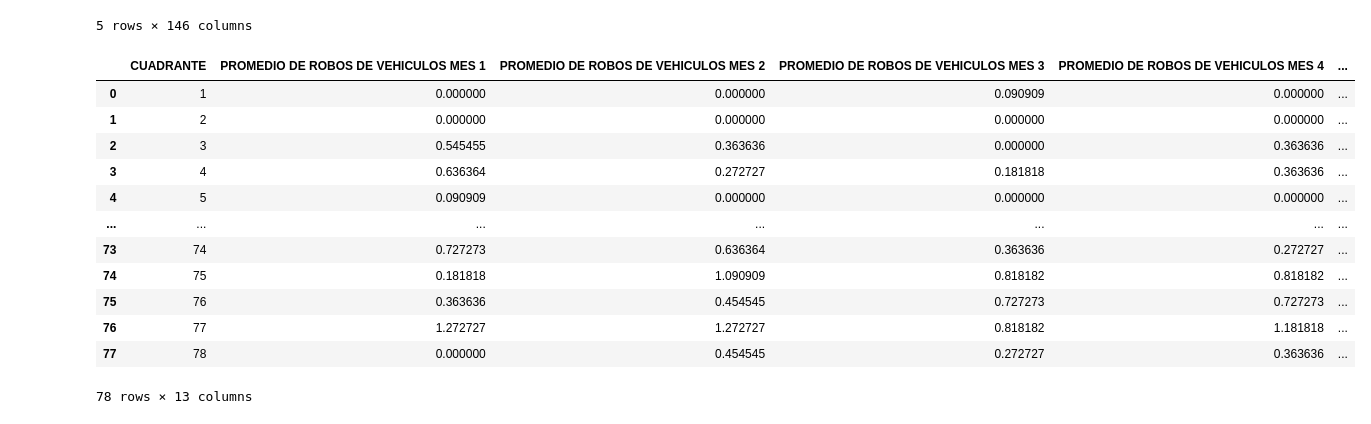
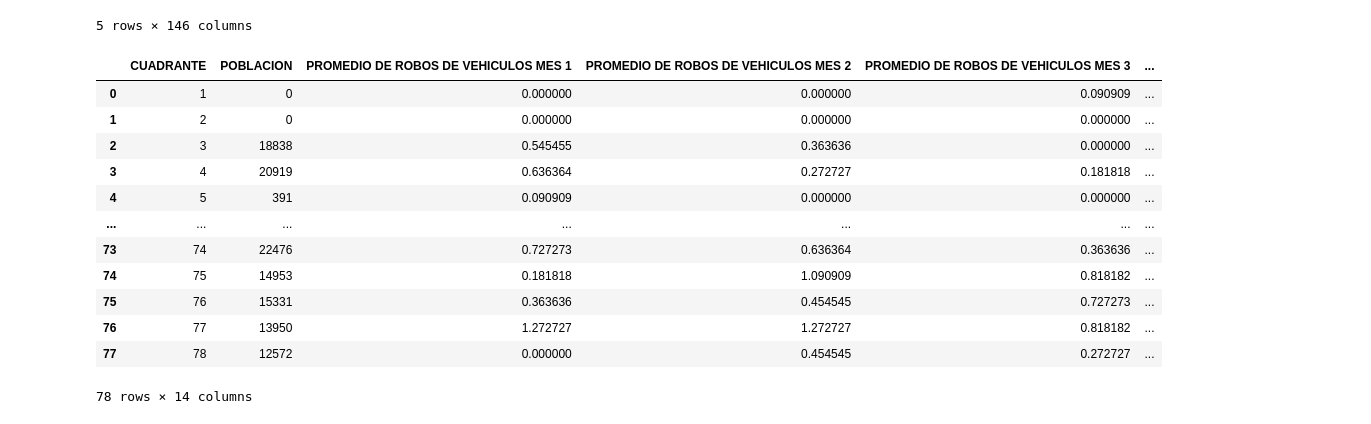
Before and after one commit to gabigabzela/A01567178-EDA, a Jupyter notebook: prueba.ipynb, the cells around one changed output. Cells and saved outputs as stored; diff of their text form; code cells hidden in the pictures.

```diff
--- a/prueba.ipynb
+++ b/prueba.ipynb
@@ -484,20 +494,20 @@ cuadrantes_df_vehiculos.head()
 5 rows × 146 columns
 # %%
 # eliminar todas las columnas menos las que dicen PROMEDIO DE ROBOS A VEHICULOS MES 1, PROMEDIO DE ROBOS A VEHICULOS MES 2, PROMEDIO DE ROBOS DE VEHICULOS MES 3, PROMEDIO DE ROBOS DE VEHICULOS MES 4, PROMEDIO DE ROBOS DE VEHICULOS MES 5, PROMEDIO DE ROBOS DE VEHICULOS MES 6, PROMEDIO DE ROBOS DE VEHICULOS MES 7, PROMEDIO DE ROBOS DE VEHICULOS MES 8, PROMEDIO DE ROBOS DE VEHICULOS MES 9, PROMEDIO DE ROBOS DE VEHICULOS MES 10, PROMEDIO DE ROBOS DE VEHICULOS MES 11, PROMEDIO DE ROBOS DE VEHICULOS MES 12
-cols_to_keep2 = ['CUADRANTE'] + [col for col in cuadrantes_df_vehiculos.columns if 'PROMEDIO DE ROBOS DE VEHICULOS' in col]
+cols_to_keep2 = ['CUADRANTE'] + ['POBLACION'] + [col for col in cuadrantes_df_vehiculos.columns if 'PROMEDIO DE ROBOS DE VEHICULOS' in col]
 cuadrantes_df_vehiculos = cuadrantes_df_vehiculos[cols_to_keep2]
 cuadrantes_df_vehiculos
 # %% [output]
-|  | CUADRANTE | PROMEDIO DE ROBOS DE VEHICULOS MES 1 | PROMEDIO DE ROBOS DE VEHICULOS MES 2 | PROMEDIO DE ROBOS DE VEHICULOS MES 3 | PROMEDIO DE ROBOS DE VEHICULOS MES 4 | ... |
-| 0 | 1 | 0.000000 | 0.000000 | 0.090909 | 0.000000 | ... |
-| 1 | 2 | 0.000000 | 0.000000 | 0.000000 | 0.000000 | ... |
-| 2 | 3 | 0.545455 | 0.363636 | 0.000000 | 0.363636 | ... |
-| 3 | 4 | 0.636364 | 0.272727 | 0.181818 | 0.363636 | ... |
-| 4 | 5 | 0.090909 | 0.000000 | 0.000000 | 0.000000 | ... |
+|  | CUADRANTE | POBLACION | PROMEDIO DE ROBOS DE VEHICULOS MES 1 | PROMEDIO DE ROBOS DE VEHICULOS MES 2 | PROMEDIO DE ROBOS DE VEHICULOS MES 3 | ... |
+| 0 | 1 | 0 | 0.000000 | 0.000000 | 0.090909 | ... |
+| 1 | 2 | 0 | 0.000000 | 0.000000 | 0.000000 | ... |
+| 2 | 3 | 18838 | 0.545455 | 0.363636 | 0.000000 | ... |
+| 3 | 4 | 20919 | 0.636364 | 0.272727 | 0.181818 | ... |
+| 4 | 5 | 391 | 0.090909 | 0.000000 | 0.000000 | ... |
 | ... | ... | ... | ... | ... | ... | ... |
-| 73 | 74 | 0.727273 | 0.636364 | 0.363636 | 0.272727 | ... |
-| 74 | 75 | 0.181818 | 1.090909 | 0.818182 | 0.818182 | ... |
-| 75 | 76 | 0.363636 | 0.454545 | 0.727273 | 0.727273 | ... |
-| 76 | 77 | 1.272727 | 1.272727 | 0.818182 | 1.181818 | ... |
-| 77 | 78 | 0.000000 | 0.454545 | 0.272727 | 0.363636 | ... |
+| 73 | 74 | 22476 | 0.727273 | 0.636364 | 0.363636 | ... |
+| 74 | 75 | 14953 | 0.181818 | 1.090909 | 0.818182 | ... |
+| 75 | 76 | 15331 | 0.363636 | 0.454545 | 0.727273 | ... |
+| 76 | 77 | 13950 | 1.272727 | 1.272727 | 0.818182 | ... |
+| 77 | 78 | 12572 | 0.000000 | 0.454545 | 0.272727 | ... |
-78 rows × 13 columns
+78 rows × 14 columns
```
Also changed, not shown: parts of 20 cells of this notebook, 6 other files.
